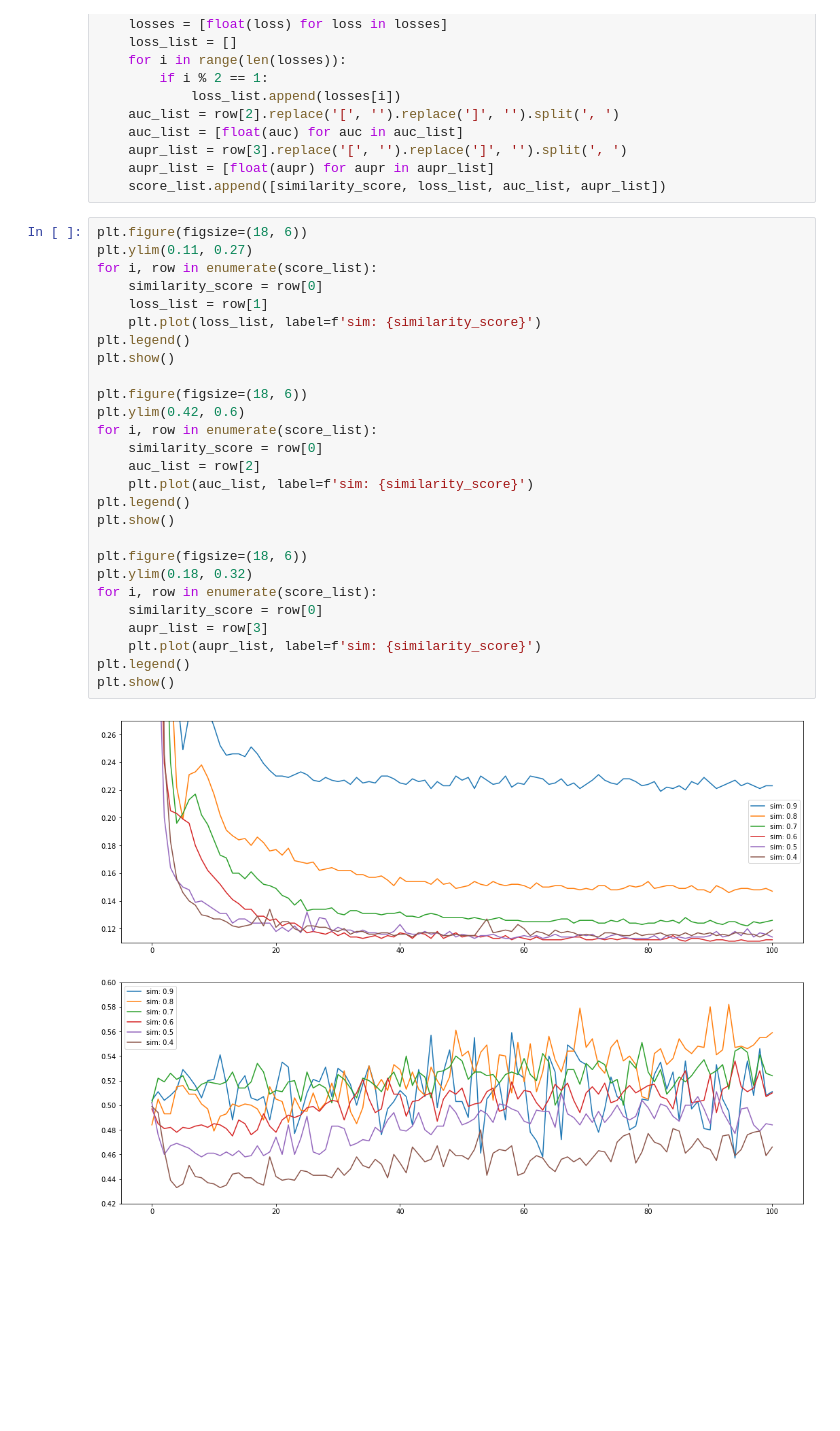
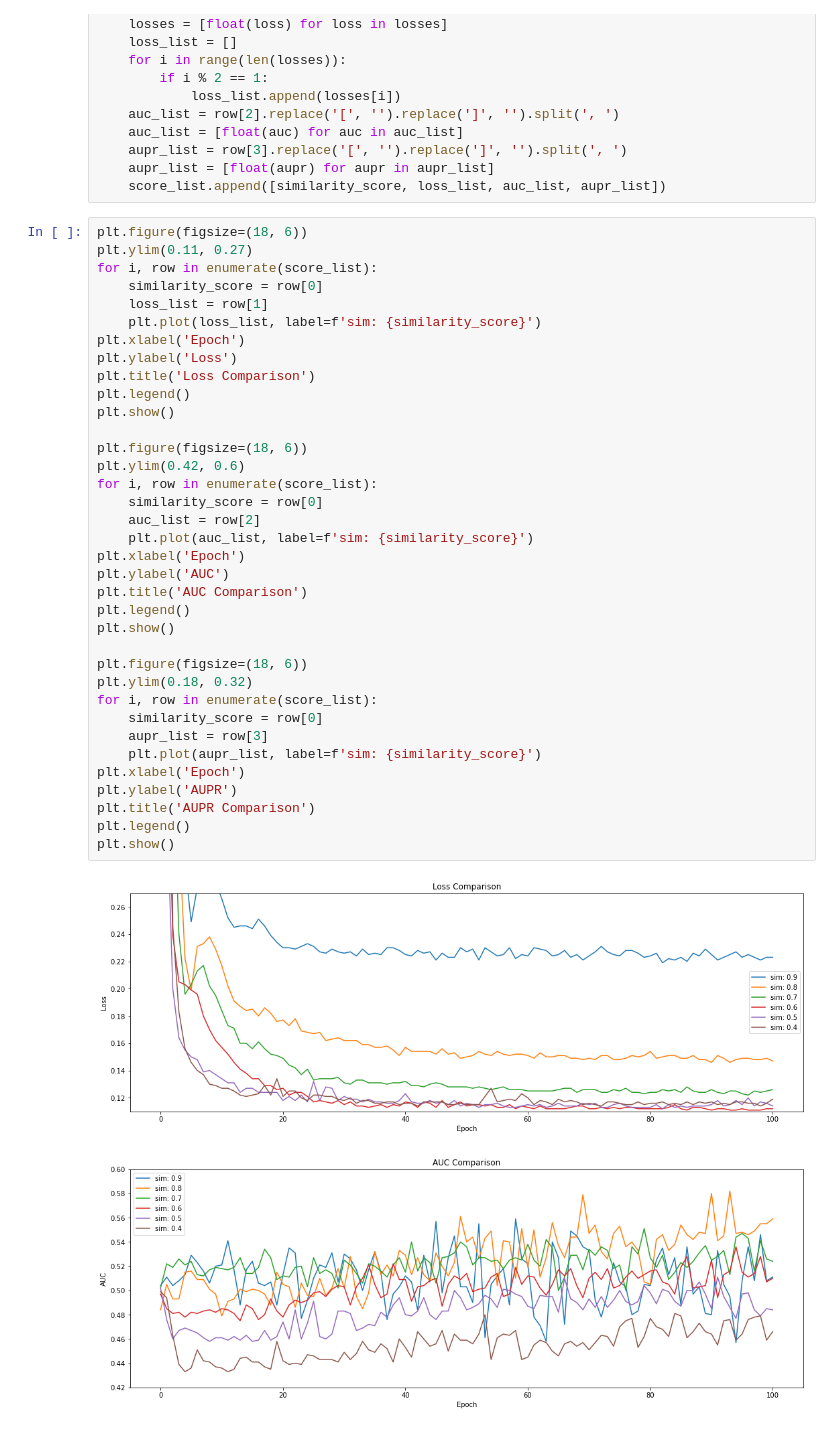
Before and after one commit to sinaziaee/drug_side_effects, a Jupyter notebook: main.ipynb, the cells around one changed output. Cells and saved outputs as stored; diff of their text form; blank space fills up the shorter version.

Commit message:
AUC, AUPR, Loss figures updated

```diff
--- a/main.ipynb
+++ b/main.ipynb
@@ -307,30 +307,39 @@ for row in t.values:
 # %%
 plt.figure(figsize=(18, 6))
 plt.ylim(0.11, 0.27)
 for i, row in enumerate(score_list):
     similarity_score = row[0]
     loss_list = row[1]
     plt.plot(loss_list, label=f'sim: {similarity_score}')
+plt.xlabel('Epoch')
+plt.ylabel('Loss')
+plt.title('Loss Comparison')
 plt.legend()
 plt.show()
 
 plt.figure(figsize=(18, 6))
 plt.ylim(0.42, 0.6)
 for i, row in enumerate(score_list):
     similarity_score = row[0]
     auc_list = row[2]
     plt.plot(auc_list, label=f'sim: {similarity_score}')
+plt.xlabel('Epoch')
+plt.ylabel('AUC')
+plt.title('AUC Comparison')
 plt.legend()
 plt.show()
 
 plt.figure(figsize=(18, 6))
 plt.ylim(0.18, 0.32)
 for i, row in enumerate(score_list):
     similarity_score = row[0]
     aupr_list = row[3]
     plt.plot(aupr_list, label=f'sim: {similarity_score}')
+plt.xlabel('Epoch')
+plt.ylabel('AUPR')
+plt.title('AUPR Comparison')
 plt.legend()
 plt.show()
 # %% [output]
-[figure, old version]
+[figure, new version]
-[figure, old version]
+[figure, new version]
```
Also changed, not shown: parts of 1 cell of this notebook, 3 other files.
